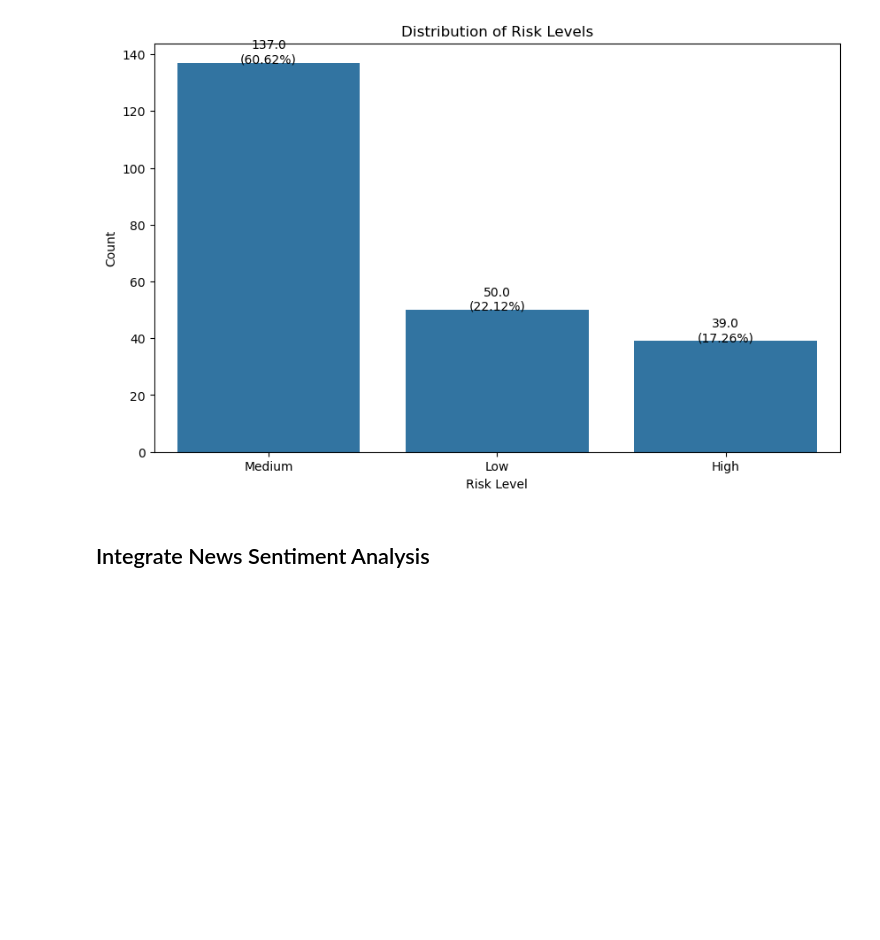
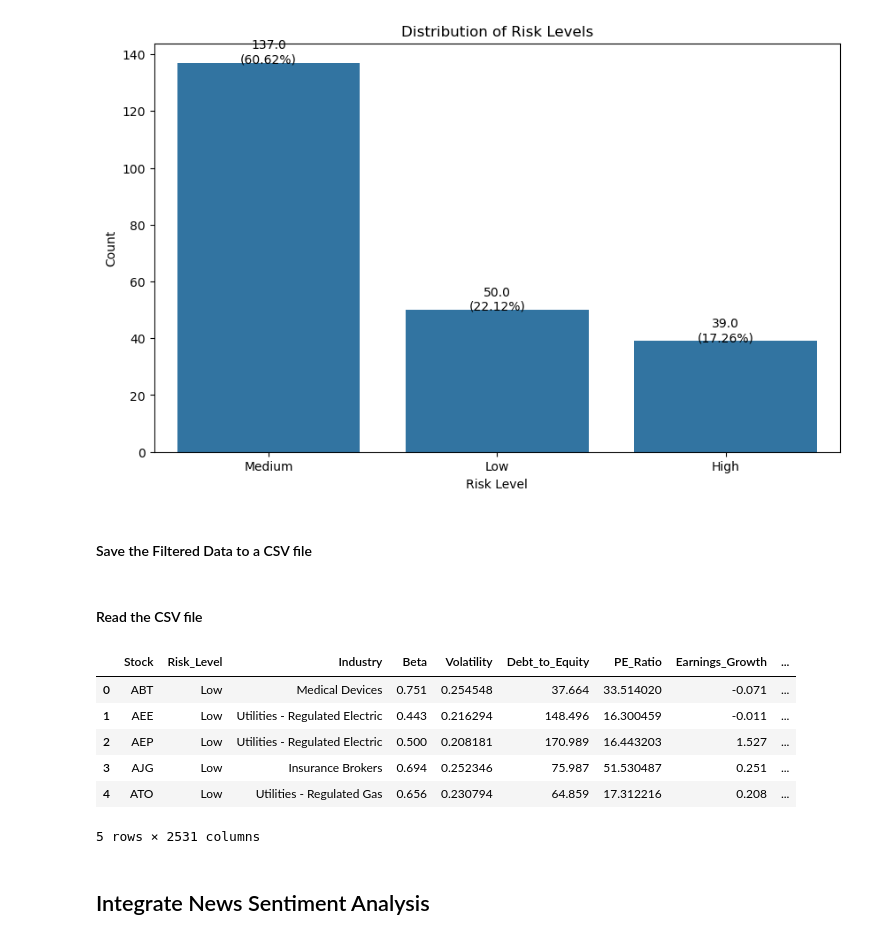
Before and after one commit to rsm-tiy020/Futuristic-Financial-Advisors-Repo, a Jupyter notebook: Risk-Classification.ipynb, the cells around one changed output. Drawn from its saved outputs; the diff is of its cells as text; code cells hidden in the pictures; blank space fills up the shorter version.

```diff
--- a/Risk-Classification.ipynb
+++ b/Risk-Classification.ipynb
@@ -639,9 +659,25 @@ for p in ax.patches:
 plt.show()
 # %% [output]
 [figure]
+# %% [markdown]
+#### Save the Filtered Data to a CSV file
 # %%
 # Save the filtered DataFrame to a new CSV file
 filtered_stocks.to_csv('snp_portfolio_risk_rsi+macd_filtered.csv', index=False)
+# %% [markdown]
+#### Read the CSV file
+# %%
+# Read the filtered DataFrame from the CSV file
+filtered_stocks = pd.read_csv('snp_portfolio_risk_rsi+macd_filtered.csv')
+filtered_stocks.head()
+# %% [output]
+|  | Stock | Risk_Level | Industry | Beta | Volatility | Debt_to_Equity | PE_Ratio | Earnings_Growth | ... |
+| 0 | ABT | Low | Medical Devices | 0.751 | 0.254548 | 37.664 | 33.514020 | -0.071 | ... |
+| 1 | AEE | Low | Utilities - Regulated Electric | 0.443 | 0.216294 | 148.496 | 16.300459 | -0.011 | ... |
+| 2 | AEP | Low | Utilities - Regulated Electric | 0.500 | 0.208181 | 170.989 | 16.443203 | 1.527 | ... |
+| 3 | AJG | Low | Insurance Brokers | 0.694 | 0.252346 | 75.987 | 51.530487 | 0.251 | ... |
+| 4 | ATO | Low | Utilities - Regulated Gas | 0.656 | 0.230794 | 64.859 | 17.312216 | 0.208 | ... |
+5 rows × 2531 columns
 # %% [markdown]
 ## Integrate News Sentiment Analysis
 # %%
```
Also changed, not shown: parts of 41 cells of this notebook, 5 other files.
